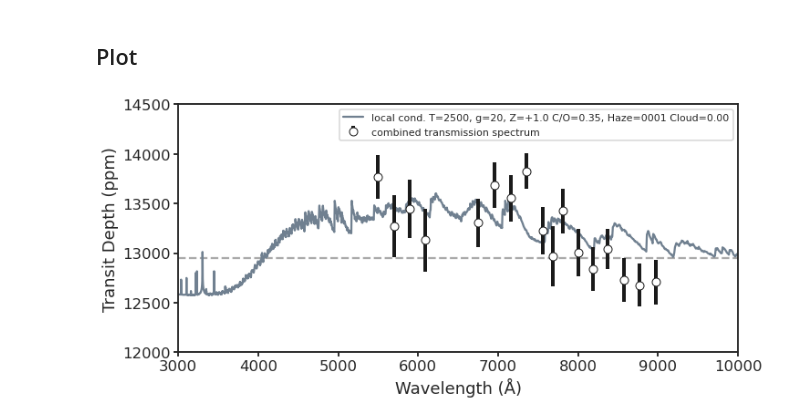
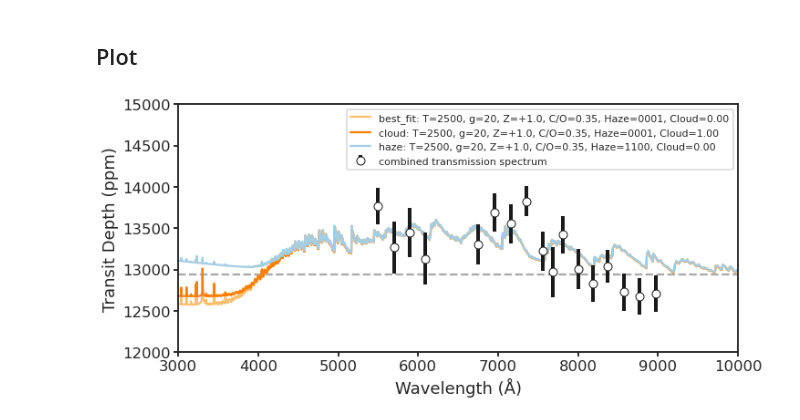
Before and after one commit to icweaver/HAT-P-23b, a Jupyter notebook: _sources/notebooks/tspec_forward_model.ipynb, the cells around one changed output. Drawn from its saved outputs; the diff is of its cells as text; code cells hidden in the pictures.

```diff
--- a/_sources/notebooks/tspec_forward_model.ipynb
+++ b/_sources/notebooks/tspec_forward_model.ipynb
@@ -54,45 +54,66 @@ mean_wlc_depth, mean_wlc_depth_unc = np.genfromtxt(
 )
 
 # Forward model data
-wav_fm, flux_fm = np.genfromtxt(
-    f"{base_dir}/HAT-P-23_DR2_best_fit_model.txt", unpack=True
-)
+offsets = (0.0, 0.00034496, 0.00034496)
+forward_models = {
+    "best_fit": "trans-iso-generic_2500_20_+1.0_0.35_0001_0.00_model_scaled",
+    "cloud":    "trans-iso-generic_2500_20_+1.0_0.35_0001_1.00_model_scaled",
+    "haze":     "trans-iso-generic_2500_20_+1.0_0.35_1100_0.00_model_scaled",
+}
+data_dict = {
+    model_type: {
+        "params_string": model_file_name,
+        "wav": np.genfromtxt(f"{base_dir}/{model_file_name}.txt", usecols=0),
+        "depth": np.genfromtxt(f"{base_dir}/{model_file_name}.txt", usecols=1) + offset,
+    }
+    for (model_type, model_file_name), offset in zip(forward_models.items(), offsets)
+}
+# %%
+def parse_params(s):
+    tokens = s.split('_')
+    T = tokens[1]
+    g = tokens[2]
+    Z = tokens[3]
+    C_O = tokens[4]
+    Haze = tokens[5]
+    Cloud = tokens[6]
+    return f"T={T}, g={g}, Z={Z}, C/O={C_O}, Haze={Haze}, Cloud={Cloud}"
 # %% [markdown]
 ## Plot
 # %%
 fig, ax = plt.subplots(figsize=FIG_WIDE)
 
 # Mean WLC depth
 ax.axhline(mean_wlc_depth, color="darkgrey", zorder=0, ls="--")
 
 # Forward model
-ax.plot(
-    wav_fm * 1e4,
-    flux_fm * 1e6,
-    c="C8",
-    label="local cond. T=2500, g=20, Z=+1.0 C/O=0.35, Haze=0001 Cloud=0.00",
-)
+for (model_type, model_data) in data_dict.items():
+    ax.plot(
+        model_data["wav"] * 1e4,
+        model_data["depth"] * 1e6,
+        label = f"{model_type}: " + parse_params(model_data["params_string"]),
+    )
 
 # IMACS data
 ax.errorbar(
     wav,
     tspec_combined,
     yerr=tspec_combined_unc,
     c="w",
     mec="k",
     fmt="o",
     zorder=10,
     label="combined transmission spectrum",
     ecolor="k",
     lw=4,
 )
 
 # Save
 ax.legend(fontsize=11)
 ax.set_xlim(3_000, 10_000)
-ax.set_ylim(12_000, 14_500)
+ax.set_ylim(12_000, 15_000)
 ax.set_xlabel("Wavelength (Å)")
 ax.set_ylabel(r"Transit Depth (ppm)")
 utils.savefig(f"../paper/figures/tspec_forward_model/tspec_forward_model.pdf")
 # %% [output]
-[figure, old version]
+[figure, new version]
```
Also changed, not shown: 11 other files.
